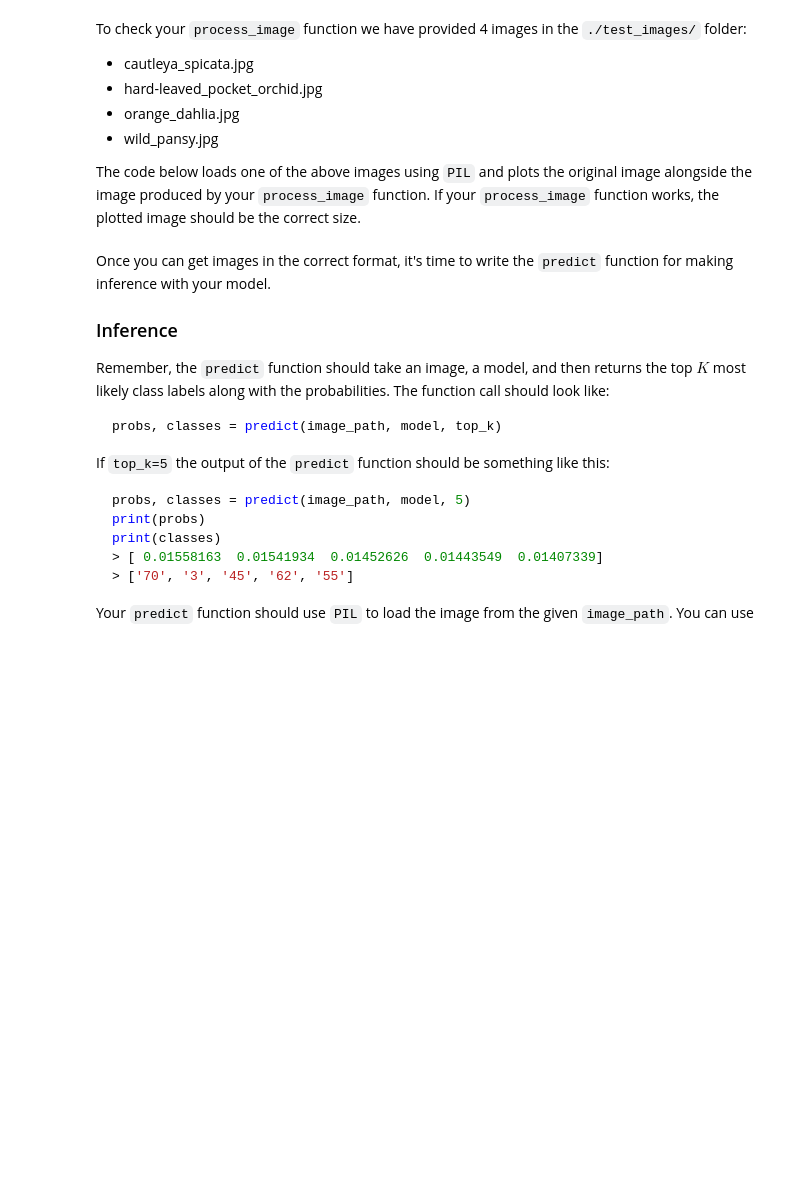
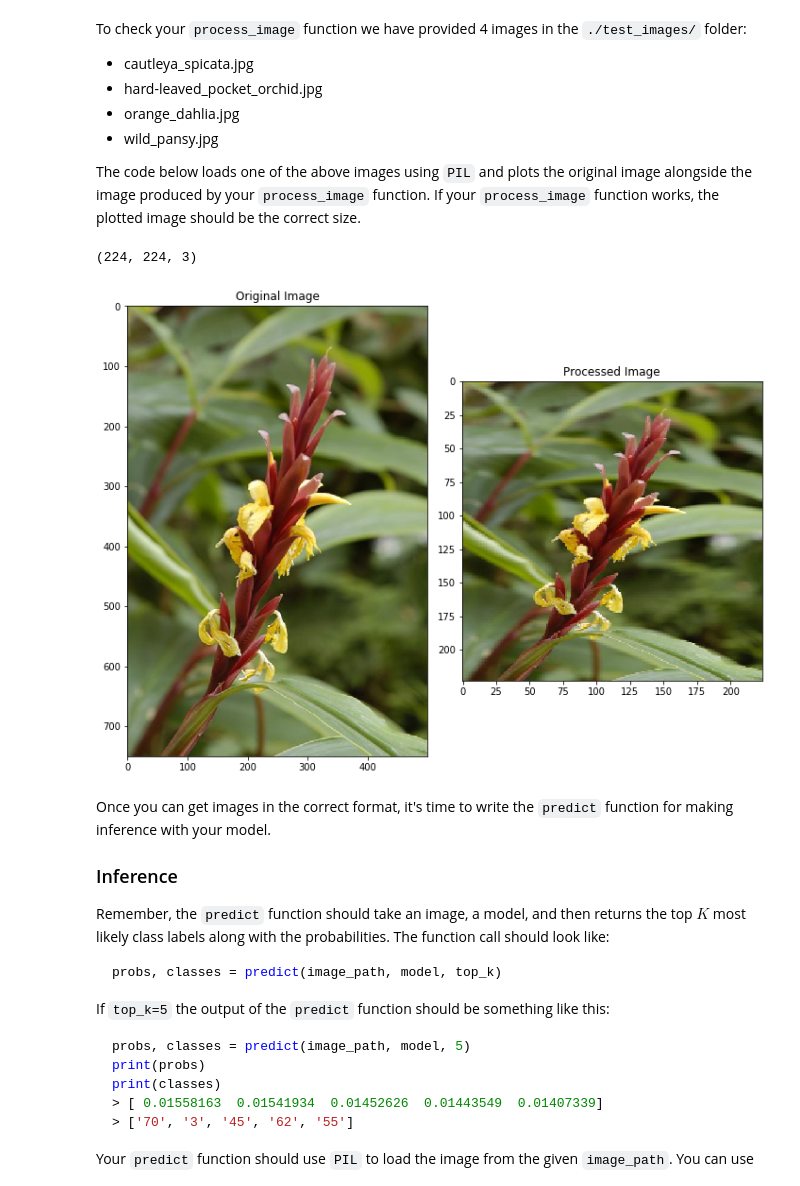
Before and after one commit to gauravshelangia/intro-to-ml-tensorflow, a Jupyter notebook: projects/p2_image_classifier/Project_Image_Classifier_Project.ipynb, the cells around one changed output. Cells and saved outputs as stored; diff of their text form; code cells hidden in the pictures; blank space fills up the shorter version.

Commit message:
added preprocess image

```diff
--- a/projects/p2_image_classifier/Project_Image_Classifier_Project.ipynb
+++ b/projects/p2_image_classifier/Project_Image_Classifier_Project.ipynb
@@ -459,0 +460,9 @@ Finally, convert your image back to a NumPy array using the `.numpy()` method.
+# %%
+# TODO: Create the process_image function
+def process_image(np_image_arr):
+  np_image_arr = np_image_arr/255
+  sess = tf.Session()
+  with sess.as_default():
+    tensor = tf.constant(np_image_arr)
+  tensor=tf.image.resize_images(tensor,[224,224])
+  return tensor
@@ -469,19 +483,22 @@ The code below loads one of the above images using `PIL` and plots the original
 # %%
 from PIL import Image
 
-image_path = './test_images/hard-leaved_pocket_orchid.jpg'
+image_path = 'cautleya_spicata.jpg'
 im = Image.open(image_path)
 test_image = np.asarray(im)
 
 processed_test_image = process_image(test_image)
-
+print(processed_test_image.shape)
 fig, (ax1, ax2) = plt.subplots(figsize=(10,10), ncols=2)
 ax1.imshow(test_image)
 ax1.set_title('Original Image')
 ax2.imshow(processed_test_image)
 ax2.set_title('Processed Image')
 plt.tight_layout()
 plt.show()
+# %% [output]
+(224, 224, 3)
+[figure, added]
 # %% [markdown]
 Once you can get images in the correct format, it's time to write the `predict` function for making inference with your model.
 
```
Also changed, not shown: parts of 5 cells of this notebook.
